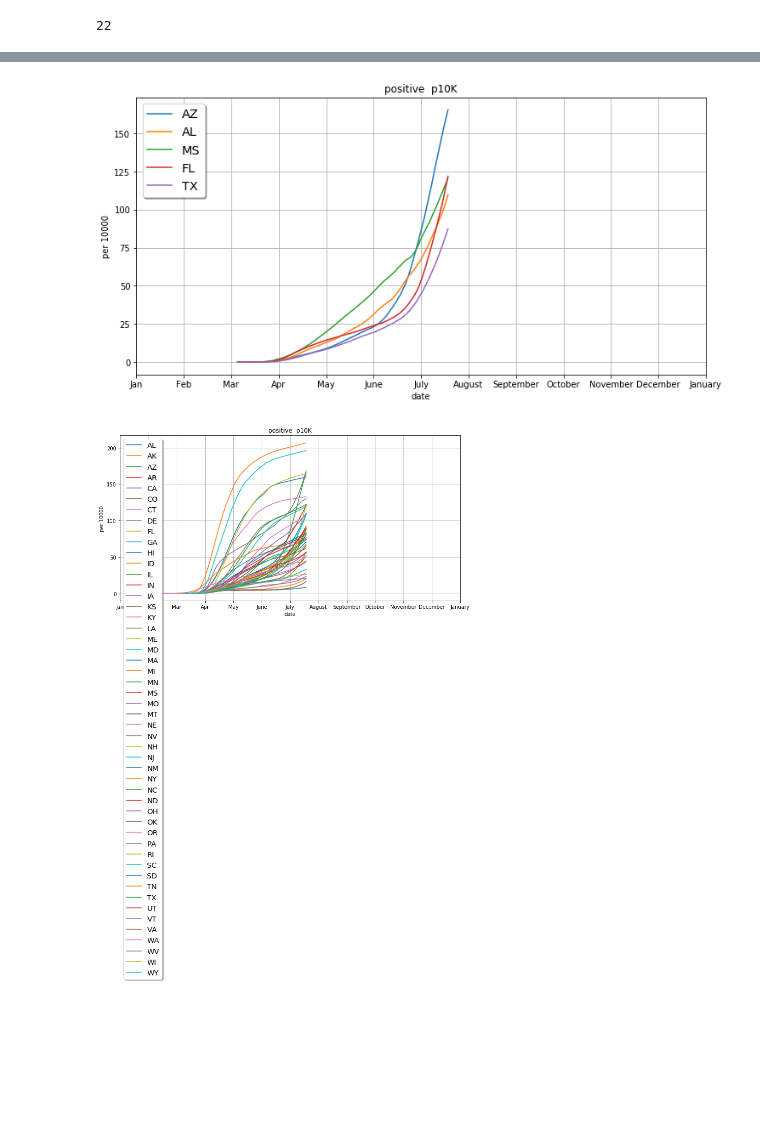
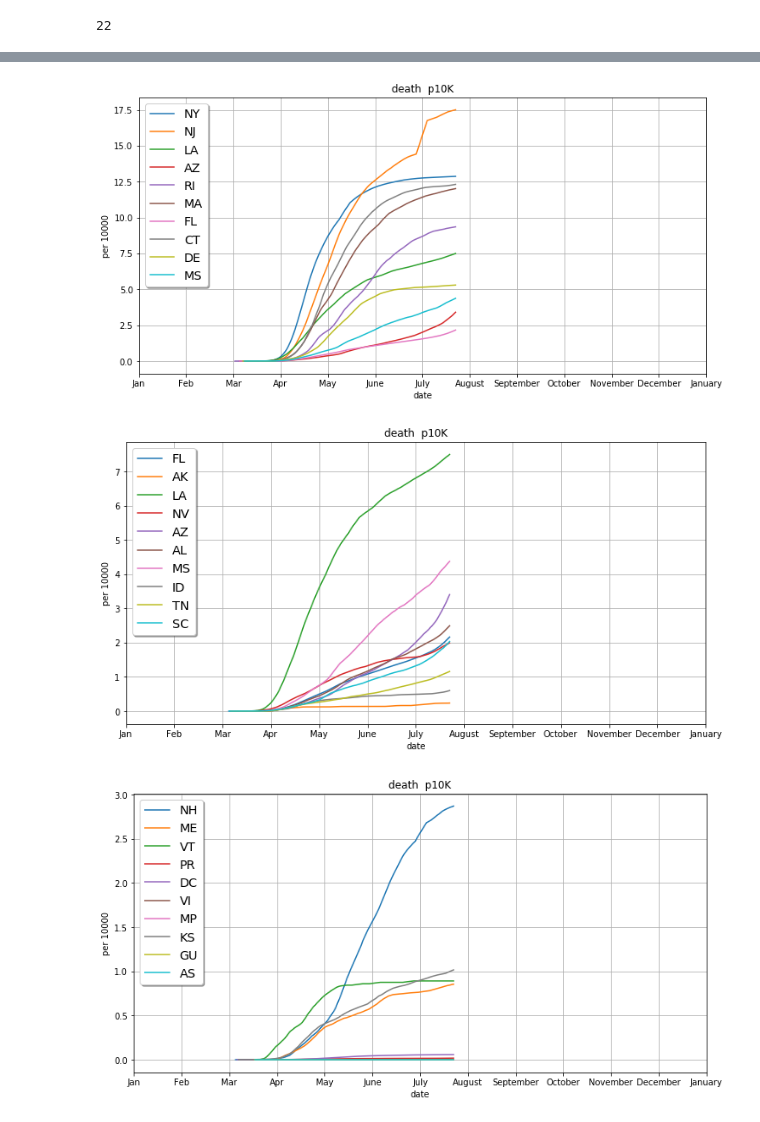
Before and after one commit to tjhickey724/covid19demo, a Jupyter notebook: Covid19RegionalAnalysis.ipynb, the cells around one changed output, grey strips where cells are left out. Saved outputs shown, nothing was run; the diff lists cells and outputs as text; code cells hidden in the pictures; blank space fills up the shorter version.

```diff
--- a/Covid19RegionalAnalysis.ipynb
+++ b/Covid19RegionalAnalysis.ipynb
@@ -151,9 +169,14 @@ rankstates = sorted([(round(10000*getField(d,f)/statePop(d['state']),2),d['state
 highestCases = [d[1] for d in rankstates]
 highestCases[:10]
 rankstates[:10]
-def getHighest(field):
-    rankstates = sorted([(round(10000*getField(d,f)/statePop(d['state']),2),d['state'],d['death']) for d in cdata[0] if d['date'] == 20200715],reverse=True)
+def getHighest(field,date):
+    rankstates = sorted([(round(10000*getField(d,field)/statePop(d['state']),2),d['state'],d['death']) for d in cdata[0] if d['date'] == date],reverse=True)
     highest = [d[1] for d in rankstates]
     return highest
-highestCases = getHighest(f)
+def getHighestData(field,date):
+    rankstates = sorted([(round(10000*getField(d,field)/statePop(d['state']),5),d['state'],getField(d,field)) for d in cdata[0] if d['date'] == date],reverse=True)
+    return rankstates
+highestCases = getHighest('positive',20200716)[:10]
+fastestCases = getHighest('positiveIncrease',20200716)[:10]
+getHighestData('positiveIncrease',20200716)[:10]
 # %% [output]
@@ -170,5 +193,5 @@ highestCases = getHighest(f)
 # %%
-z = getStateData('MA','hospitalizedCurrently')
+z = getStateData('MA','positiveIncrease')
 #plt.plot([x[0] for x in z],[x[1] for x in z])
 def plotItems(items,field):
     plt.plot([x[0] for x in items],[x[1] for x in items],label=field)
@@ -184,9 +207,21 @@ def weeklyAvg(L):
         newL += [(x[0],sum(week)/7)]
     return newL
 
+def averageData(L,k):
+    """ average data over k days"""
+    week = [0]*k
+    newL=[]
+    for x in L:
+        week = week[1:]+[x[1]]
+        newL += [(x[0],sum(week)/k)]
+    return newL
+
 def collectData(states,field,options):
+
     perCapita = options['perCapita'] if 'perCapita' in options else False
     averageByWeek = options['averageByWeek'] if 'averageByWeek' in options else False
+    if averageByWeek == True:
+        averageByWeek=7
     pop=0
     for st in states:
         pop += statePop(st)
@@ -204,8 +239,10 @@ def collectData(states,field,options):
         z = [(dayOfPandemic[d[0]],d[1]*10000/pop) for d in z]
     else:
         z = [(dayOfPandemic[d[0]],d[1]) for d in z]
+
+
     if averageByWeek:
-        z = weeklyAvg(z)
+        z = averageData(z,averageByWeek)
 
     return z
 
@@ -232,3 +269,5 @@ def collectData2(states,field,perCapita):
         z = [(dayOfPandemic[d[0]],d[1]) for d in z]
 
     return z
+
+collectData(states,'positiveIncrease',{'perCapita':False,'averageByWeek':28})
@@ -475,7 +533,8 @@ northWest = ['WY','MT','ID','OR','WA','AK']
 
 highestR = ['AZ','TX','FL','MS','CA','SC','LA','AL','GA']
 
-
+highestCases = getHighest('positive',20200716)
+fastestCases = getHighest('positiveIncrease',20200716)
 
 
 perCapita=True
@@ -483,12 +542,12 @@ averageByWeek=True
 
 plt.rcParams['figure.figsize'] = [12, 6]
 #fig, ax = plt.subplots()
-field = 'positive'
+#field = 'positive'
 #field = 'positiveIncrease'
 #field = 'deathIncrease'
 #field = "hospitalizedCurrently"
 #field = "hospitalizedCumulative"
-#field = "death"
+field = "death"
 #field = "positive"
 #field = "hospitalized"
 #field = "inIcuCurrently"
@@ -500,7 +559,8 @@ field = 'positive'
 
 options = {'perCapita':perCapita,'averageByWeek':averageByWeek}
 
-for region in [northEast,midAtlantic,southEast,southWest,midWest,west,northWest,highestR,highestCases[:5],states]:
+for region in [northEast,midAtlantic,southEast,southWest,midWest,west,northWest,
+               highestR,highestCases[:10],fastestCases[:10],fastestCases[-10:]]:
   fig, ax = plt.subplots()
   for x in region:
     #plotItems(collectData([x],field,options),x)
@@ -511,9 +571,9 @@ for region in [northEast,midAtlantic,southEast,southWest,midWest,west,northWest,
        title=field+" "+(" p10K" if perCapita else " raw"))
     plt.xlabel('date')
     plt.xticks([0,30,60,90,120,150,180,210,240,270,300,330,360],'Jan Feb Mar Apr May June July August September October November December January'.split(' '))
-    #plt.yticks(np.arange(-0.25,0.35,step=0.05))
+    #plt.yticks(np.arange(-0.4,0.8,step=0.1))
     legend = ax.legend(loc='upper left', shadow=True, fontsize='x-large')
     ax.grid()
     flag = x
-    fig.savefig("plot_"+flag+field+("_p10k" if perCapita else "_raw")+".png")
+    #fig.savefig("plot_"+flag+field+("_p10k" if perCapita else "_raw")+".png")
 # %% [output]
@@ -528,2 +588,3 @@ for region in [northEast,midAtlantic,southEast,southWest,midWest,west,northWest,
-[figure, old version]
+[figure, new version]
-[figure, old version]
+[figure, new version]
+[figure, added]
```
Also changed, not shown: parts of 12 cells of this notebook, 4 other files.
